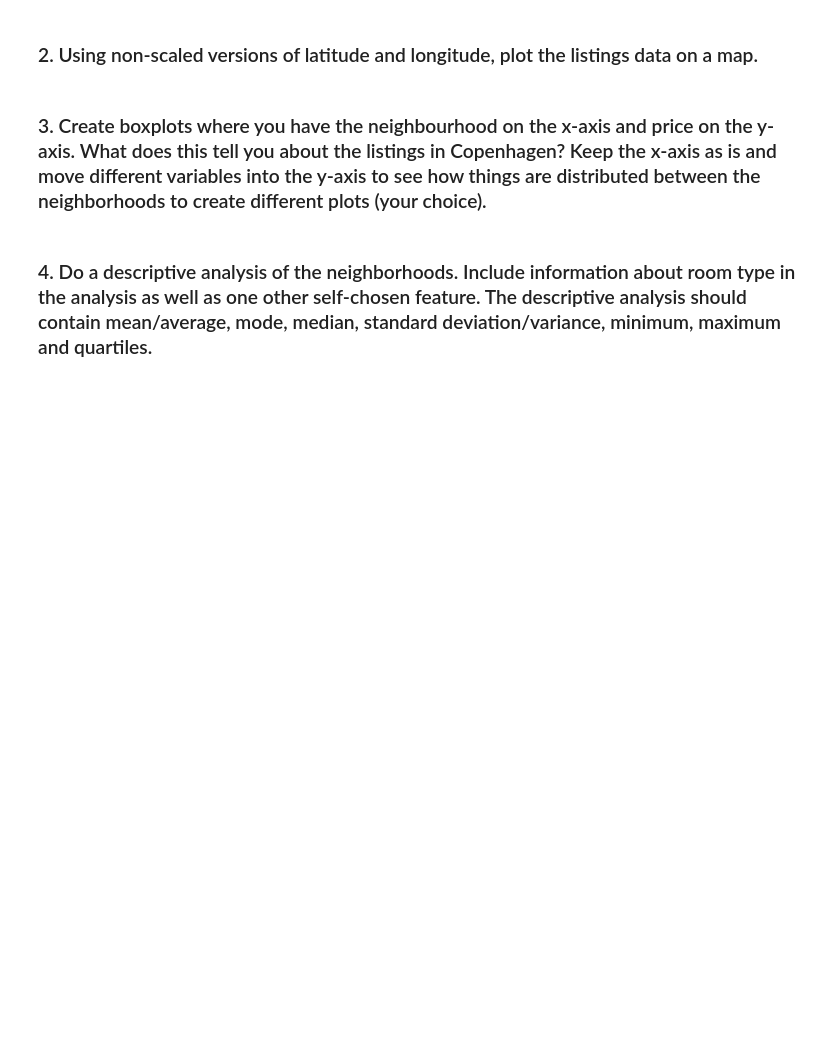
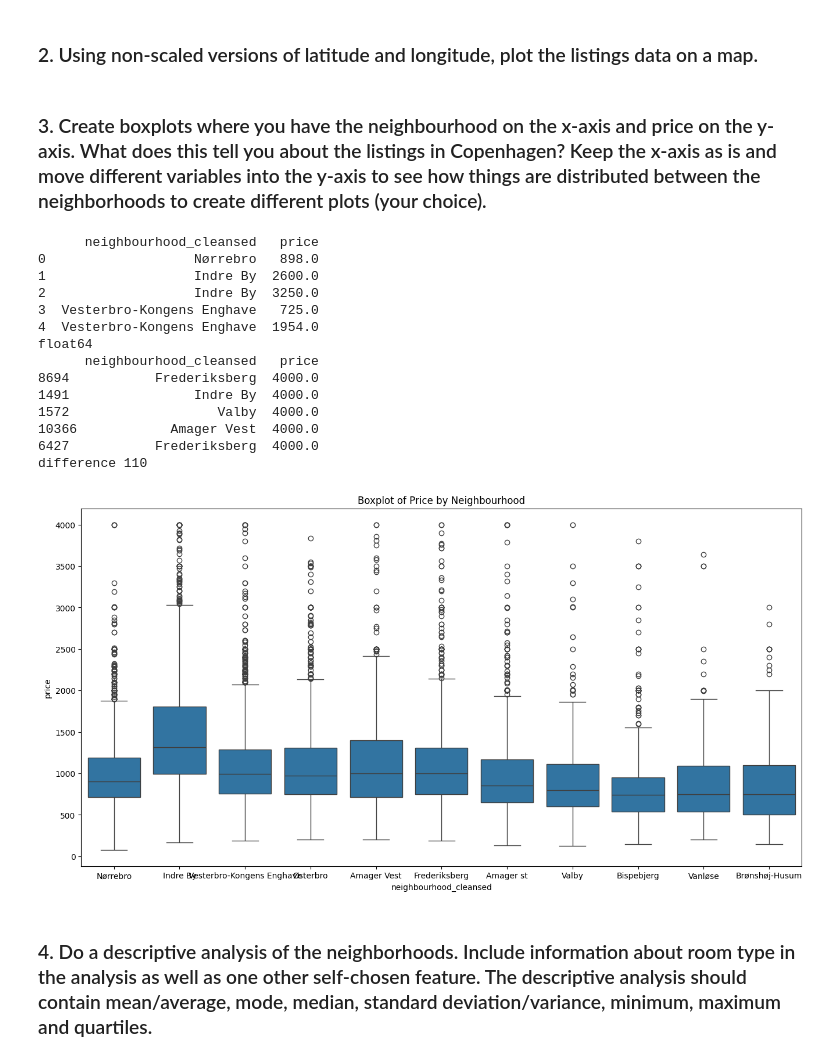
Before and after one commit to EarthOddity/mal-assignments, a Jupyter notebook: Assignment1Mal/1. Getting started - Copenhagen Airbnb.ipynb, the cells around one changed output. Saved outputs shown, nothing was run; the diff lists cells and outputs as text; code cells hidden in the pictures; blank space fills up the shorter version.

```diff
--- a/Assignment1Mal/1. Getting started - Copenhagen Airbnb.ipynb
+++ b/Assignment1Mal/1. Getting started - Copenhagen Airbnb.ipynb
@@ -170,3 +191,42 @@ Total rows in filtered_host_names: 11515
+# %%
+# State your solution here. Add more cells if needed.
+import seaborn as sns
+
+neighbourhood_data = data_filtered[['neighbourhood_cleansed', 'price']]
+print(neighbourhood_data.head())
+print(neighbourhood_data['price'].dtype)
+
+# Lets remove the prices that are too high because they are propably outliers
+price_threshold = 4000
+filtered_neighbourhood_data = neighbourhood_data[neighbourhood_data['price'] <= price_threshold]
+sorted_data = filtered_neighbourhood_data.sort_values(by='price', ascending=False)
+print(sorted_data.head())
+
+total_neig = len(neighbourhood_data)
+total_neig_fil = len(filtered_neighbourhood_data)
+
+print(f'difference {total_neig-total_neig_fil} ')
+
+plt.figure(figsize=(16, 8))  # Increase the figure size
+sns.boxplot(x='neighbourhood_cleansed', y='price', data=filtered_neighbourhood_data)
+plt.title('Boxplot of Price by Neighbourhood')
+plt.show()
+# %% [output]
+      neighbourhood_cleansed   price
+0                   Nørrebro   898.0
+1                   Indre By  2600.0
+2                   Indre By  3250.0
+3  Vesterbro-Kongens Enghave   725.0
+4  Vesterbro-Kongens Enghave  1954.0
+float64
+      neighbourhood_cleansed   price
+8694           Frederiksberg  4000.0
+1491                Indre By  4000.0
+1572                   Valby  4000.0
+10366            Amager Vest  4000.0
+6427           Frederiksberg  4000.0
+difference 110
+[figure, added]
 # %% [markdown]
 ### 4. Do a descriptive analysis of the neighborhoods. Include information about room type in the analysis as well as one other self-chosen feature. The descriptive analysis should contain mean/average, mode, median, standard deviation/variance, minimum, maximum and quartiles.
 # %%
```
Also changed, not shown: parts of 5 cells of this notebook.
